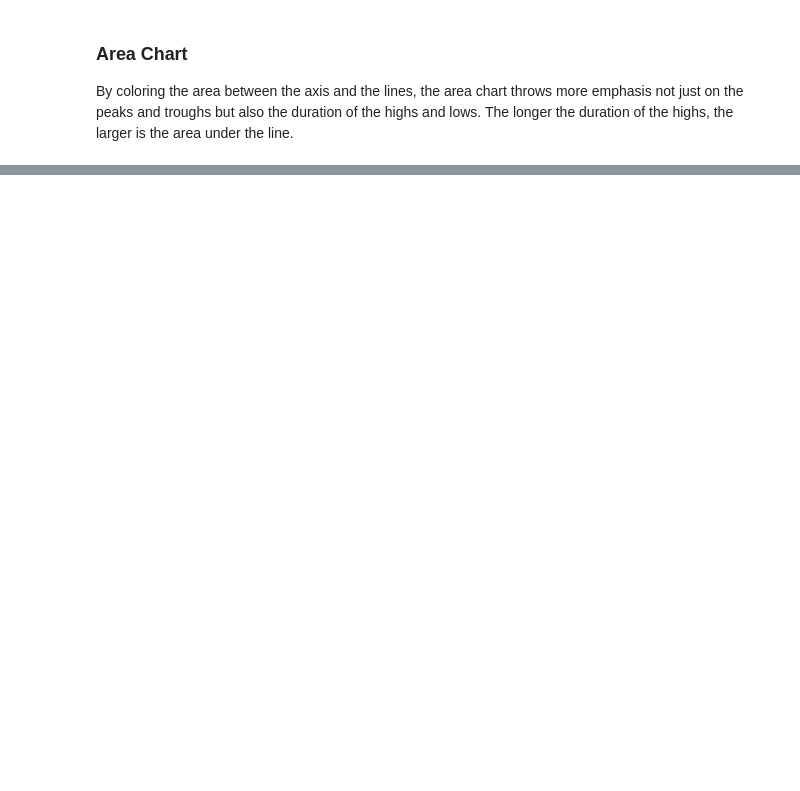
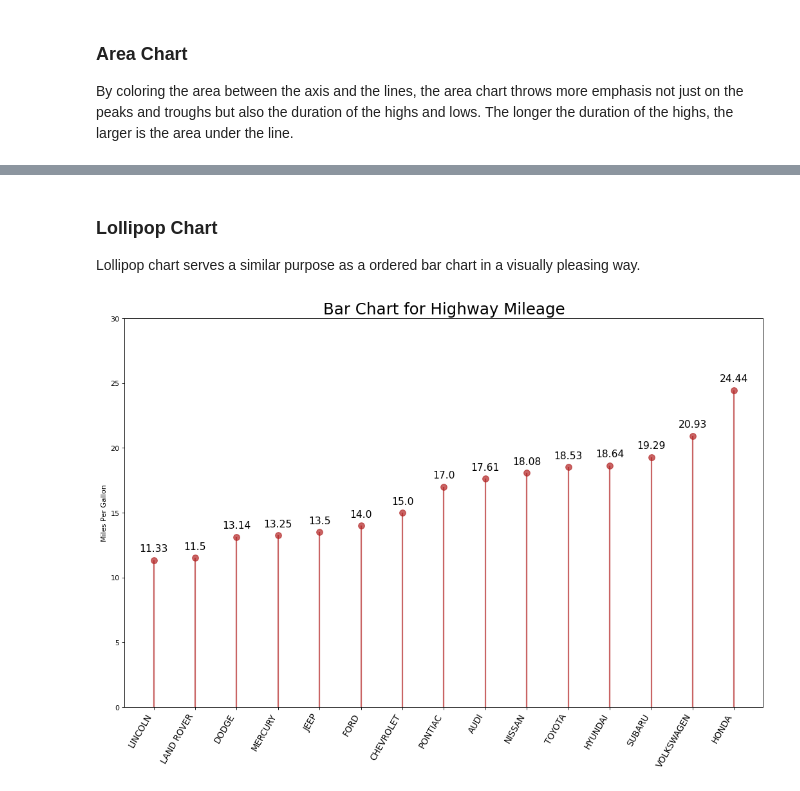
Before and after one commit to gitony0101/X4DS, a Jupyter notebook: evan/snsmpl.ipynb, the cells around one changed output, grey strips where cells are left out. Cells and saved outputs as stored; diff of their text form; code cells hidden in the pictures; blank space fills up the shorter version.

```diff
--- a/evan/snsmpl.ipynb
+++ b/evan/snsmpl.ipynb
@@ -691,0 +640,34 @@ plt.grid(alpha=0.5)
+# %% [markdown]
+### Lollipop Chart
+
+Lollipop chart serves a similar purpose as a ordered bar chart in a visually pleasing way.
+# %%
+# Prepare Data
+# df_raw = pd.read_csv('../data/mpg.csv')
+# # df_raw.head()
+# df = df_raw[['cty','manufacturer']].groupby('manufacturer').apply(lambda x:x.mean())
+# df.sort_values('cty',inplace=True)
+# df.reset_index(inplace=True)
+df.head()
+
+# Draw Plot
+_, ax = plt.subplots(figsize=(16,10),dpi=80)
+ax.vlines(x=df.index,ymin=0,ymax=df.cty,color='firebrick',
+         alpha=0.7,linewidth=2)
+ax.scatter(x=df.index,y=df.cty,s=75,
+          color='firebrick',alpha=0.7)
+
+# Title,Label,Ticks,and Ylim
+ax.set_title('Bar Chart for Highway Mileage',fontdict={'size':22})
+ax.set(ylabel='Miles Per Gallon',ylim=(0,30))
+
+ax.set_xticks(df.index)
+ax.set_xticklabels(df.manufacturer.str.upper(),rotation=60,
+                   fontdict={'horizontalalignment':'right','size':12})
+
+# # Annotate
+for row in df.itertuples():
+    ax.text(row.Index, row.cty+.5, s=round(row.cty, 2),
+            horizontalalignment= 'center', verticalalignment='bottom', fontsize=14)
+# %% [output]
+[figure, added]
```
Also changed, not shown: parts of 32 cells of this notebook.
